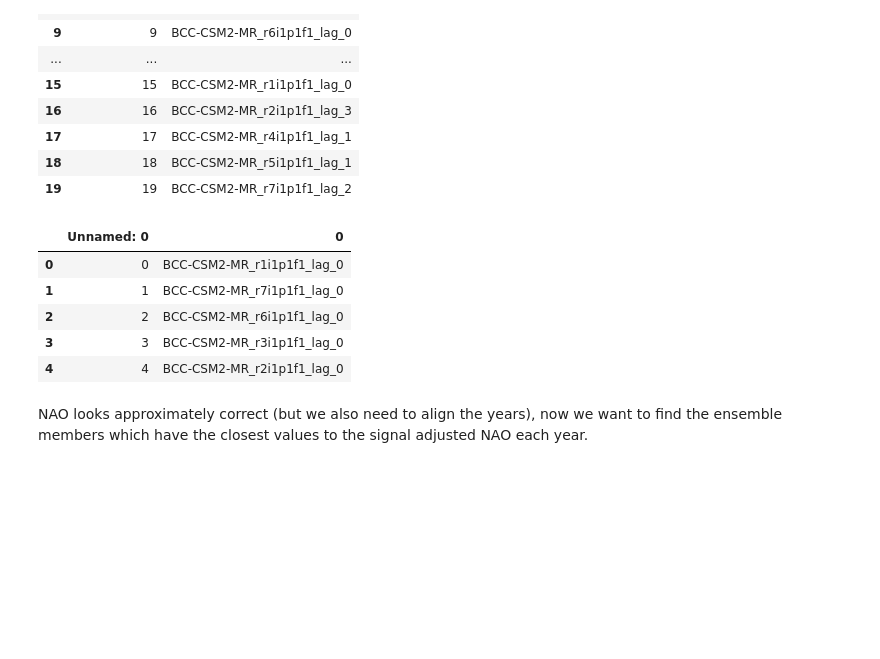
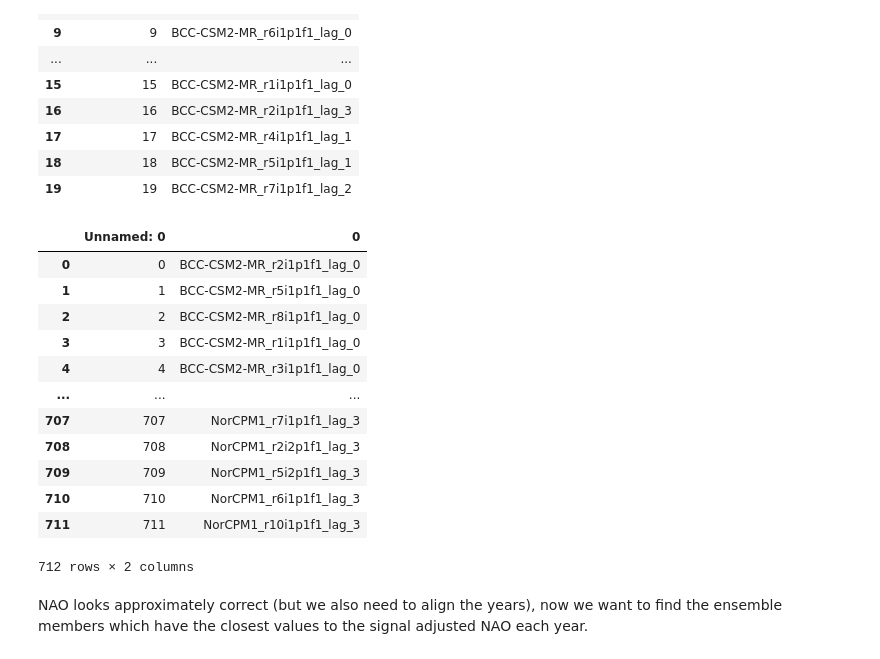
Before and after one commit to benhutchmet/lagging-NAO-test-suite, a Jupyter notebook: testing/testing-nao-matching.ipynb, the cells around one changed output. Drawn from its saved outputs; the diff is of its cells as text; code cells hidden in the pictures; blank space fills up the shorter version.

```diff
--- a/testing/testing-nao-matching.ipynb
+++ b/testing/testing-nao-matching.ipynb
@@ -156,16 +160,23 @@ overlapping_members_1970
 | 19 | 19 | BCC-CSM2-MR_r7i1p1f1_lag_2 |
 # %%
 # Load in ens members
-ens_members = pd.read_csv(f"{dir}/ens_members_sfcWind_DJFM_2-9_1711016955.3786013.csv")
+ens_members = pd.read_csv(f"{dir}/ens_members_psl_DJFM_2-9_1711021423.4131927.csv")
 # %%
-ens_members.head()
+ens_members
 # %% [output]
 |  | Unnamed: 0 | 0 |
-| 0 | 0 | BCC-CSM2-MR_r1i1p1f1_lag_0 |
-| 1 | 1 | BCC-CSM2-MR_r7i1p1f1_lag_0 |
-| 2 | 2 | BCC-CSM2-MR_r6i1p1f1_lag_0 |
-| 3 | 3 | BCC-CSM2-MR_r3i1p1f1_lag_0 |
-| 4 | 4 | BCC-CSM2-MR_r2i1p1f1_lag_0 |
+| 0 | 0 | BCC-CSM2-MR_r2i1p1f1_lag_0 |
+| 1 | 1 | BCC-CSM2-MR_r5i1p1f1_lag_0 |
+| 2 | 2 | BCC-CSM2-MR_r8i1p1f1_lag_0 |
+| 3 | 3 | BCC-CSM2-MR_r1i1p1f1_lag_0 |
+| 4 | 4 | BCC-CSM2-MR_r3i1p1f1_lag_0 |
+| ... | ... | ... |
+| 707 | 707 | NorCPM1_r7i1p1f1_lag_3 |
+| 708 | 708 | NorCPM1_r2i2p1f1_lag_3 |
+| 709 | 709 | NorCPM1_r5i2p1f1_lag_3 |
+| 710 | 710 | NorCPM1_r6i1p1f1_lag_3 |
+| 711 | 711 | NorCPM1_r10i1p1f1_lag_3 |
+712 rows × 2 columns
 # %%
 %%time
 
```
Also changed, not shown: parts of 5 cells of this notebook, 3 other files.
